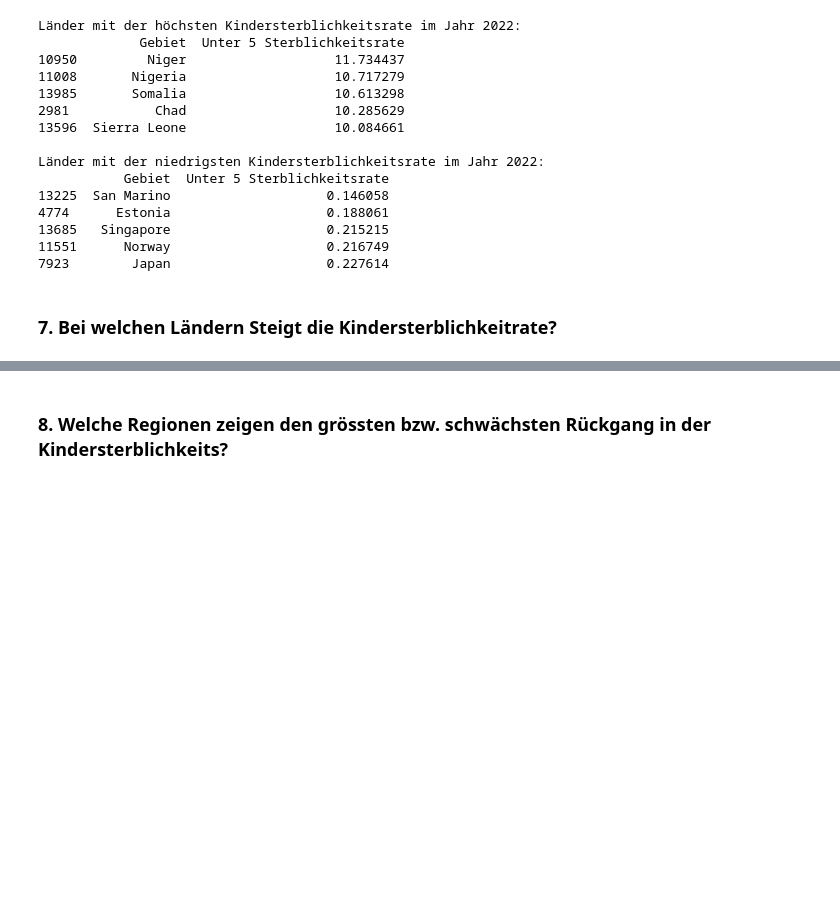
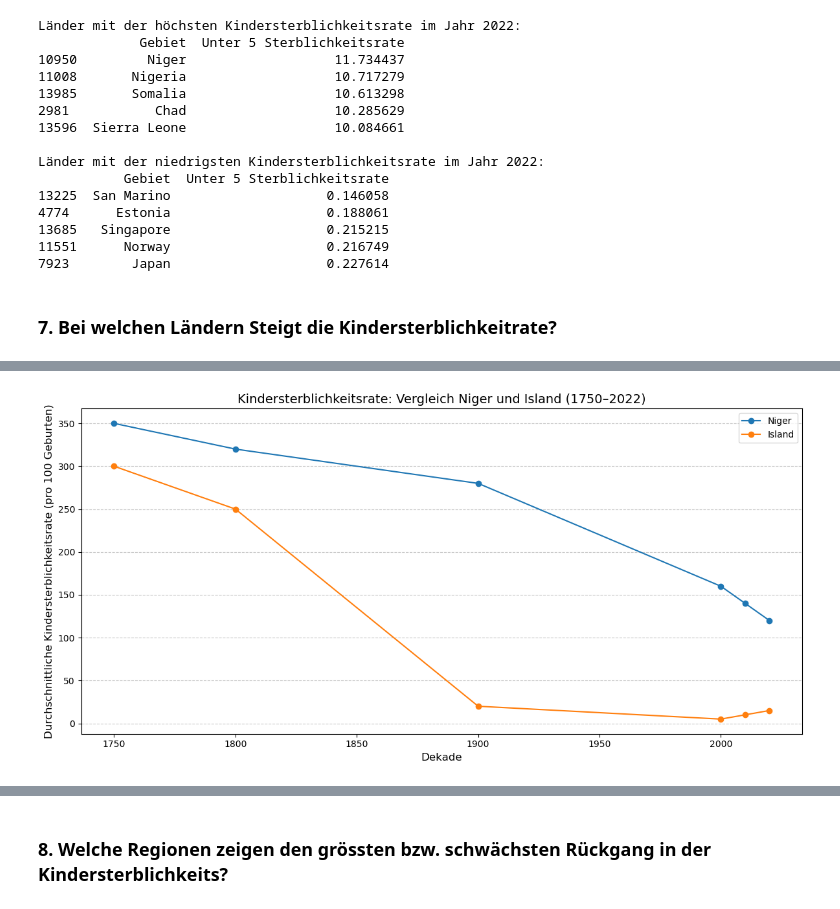
Before and after one commit to melisadedukic/MeliAjna, a Jupyter notebook: LN Python Melisa_Ajna.ipynb, the cells around one changed output, grey strips where cells are left out. Cells and saved outputs as stored; diff of their text form; code cells hidden in the pictures; blank space fills up the shorter version.

```diff
--- a/LN Python Melisa_Ajna.ipynb
+++ b/LN Python Melisa_Ajna.ipynb
@@ -445,0 +446,54 @@ plt.show()
+# %%
+
+# Datenstruktur: Spalten 'Gebiet', 'Jahr', 'Unter 5 Sterblichkeitsrate'
+data = {
+    'Gebiet': ['Niger'] * 6 + ['Island'] * 6,
+    'Jahr': [1750, 1800, 1900, 2000, 2010, 2020, 1750, 1800, 1900, 2000, 2010, 2020],
+    'Unter 5 Sterblichkeitsrate': [350, 320, 280, 160, 140, 120, 300, 250, 20, 5, 10, 15]
+}
+df = pd.DataFrame(data)
+
+# Filter: Daten für Niger und Island
+countries = ['Niger', 'Island']
+df_filtered = df[df['Gebiet'].isin(countries)]
+
+# Erstelle eine Spalte für Jahrzehnte
+df_filtered['Dekade'] = (df_filtered['Jahr'] // 10) * 10
+
+# Durchschnittliche Kindersterblichkeitsrate pro Dekade und Land berechnen
+df_decade = df_filtered.groupby(['Gebiet', 'Dekade']).agg(
+    Durchschnittliche_Sterblichkeitsrate=('Unter 5 Sterblichkeitsrate', 'mean')
+).reset_index()
+
+# Visualisierung: Vergleich zwischen Niger und Island
+plt.figure(figsize=(12, 6))
+
+# Linienplot für Niger
+plt.plot(
+    df_decade[df_decade['Gebiet'] == 'Niger']['Dekade'],
+    df_decade[df_decade['Gebiet'] == 'Niger']['Durchschnittliche_Sterblichkeitsrate'],
+    marker='o',
+    label='Niger'
+)
+
+# Linienplot für Island
+plt.plot(
+    df_decade[df_decade['Gebiet'] == 'Island']['Dekade'],
+    df_decade[df_decade['Gebiet'] == 'Island']['Durchschnittliche_Sterblichkeitsrate'],
+    marker='o',
+    label='Island'
+)
+
+# Diagramm anpassen
+plt.title('Kindersterblichkeitsrate: Vergleich Niger und Island (1750–2022)', fontsize=14)
+plt.xlabel('Dekade', fontsize=12)
+plt.ylabel('Durchschnittliche Kindersterblichkeitsrate (pro 100 Geburten)', fontsize=12)
+plt.xticks(range(1750, 2030, 50))  # Tick-Intervalle anpassen
+plt.legend()
+plt.grid(axis='y', linestyle='--', alpha=0.7)
+plt.tight_layout()
+
+# Diagramm anzeigen
+plt.show()
+# %% [output]
+[figure, added]
```
Also changed, not shown: parts of 7 cells of this notebook, 1 other file.
